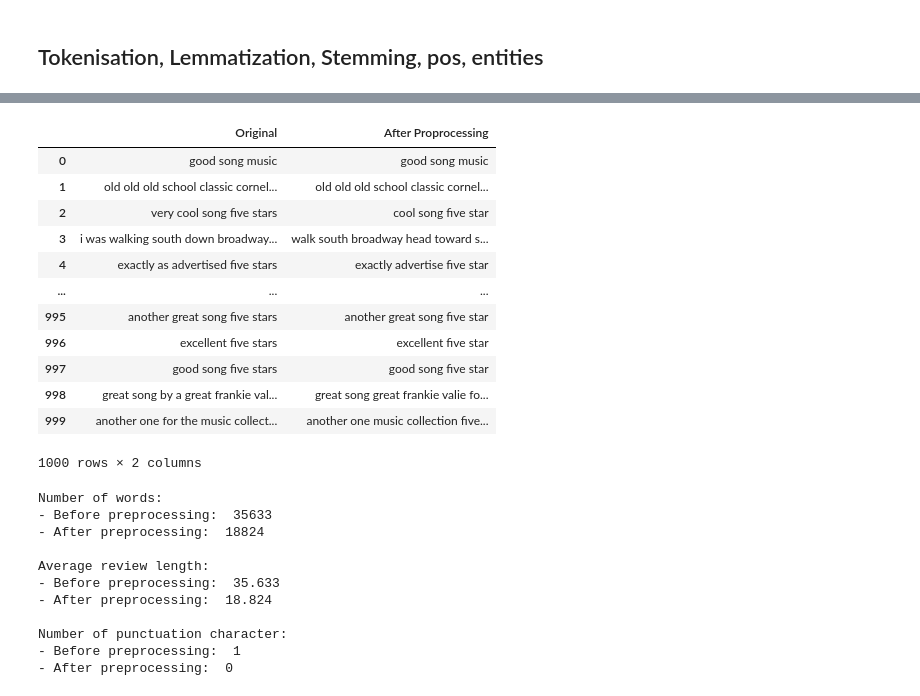
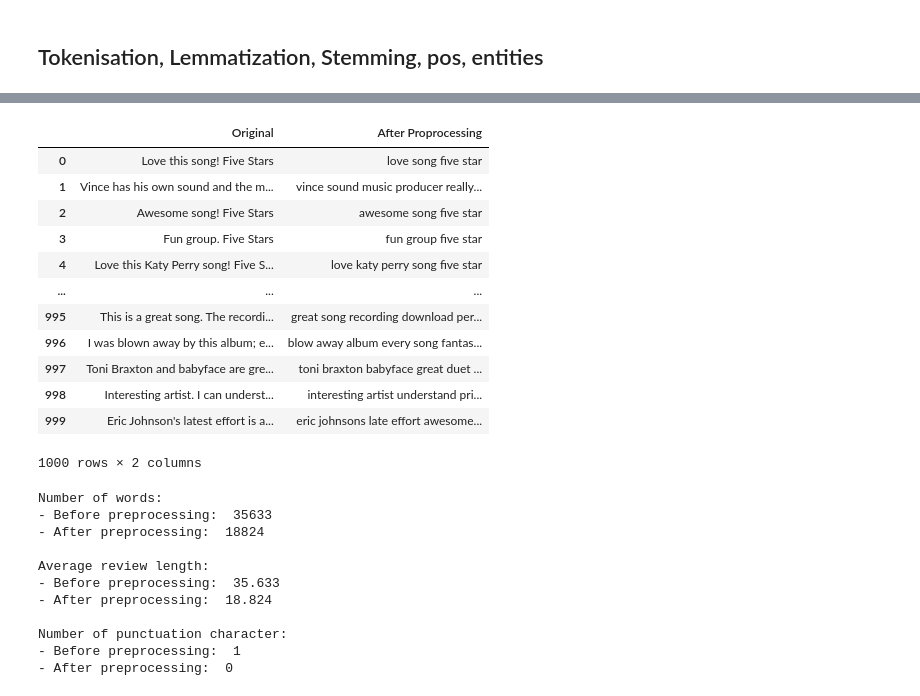
Before and after one commit to shahrzadko/NLPDigitalMusic, a Jupyter notebook: Digital_Music.ipynb, the cells around one changed output, grey strips where cells are left out. Drawn from its saved outputs; the diff is of its cells as text; code cells hidden in the pictures.

Commit message:
fix original vs After Proprocessing (in 3.)

```diff
--- a/Digital_Music.ipynb
+++ b/Digital_Music.ipynb
@@ -366,3 +359,6 @@ sample_df.head()
+# %%
+
+reviews_raw = [str(review) for review in sample_df.NewReview.values]
 # %% [markdown]
 # 3. Text representation (approaches in course module 2)
 # %% [markdown]
@@ -449,23 +445,23 @@ ptext = [review.strip() for review in ptext]
 #Removing stopwords
 ptext = [' '.join([word for word in review.split() if word not in stop_words]) for review in ptext]
 # %%
-frame = {'Original': reviews,
+frame = {'Original': reviews_raw,
         'After Proprocessing': ptext}
 
 pd.DataFrame.from_dict(frame)
 # %% [output]
 |  | Original | After Proprocessing |
-| 0 | good song music | good song music |
-| 1 | old old old school classic cornel... | old old old school classic cornel... |
-| 2 | very cool song five stars | cool song five star |
-| 3 | i was walking south down broadway... | walk south broadway head toward s... |
-| 4 | exactly as advertised five stars | exactly advertise five star |
+| 0 | Love this song! Five Stars | love song five star |
+| 1 | Vince has his own sound and the m... | vince sound music producer really... |
+| 2 | Awesome song! Five Stars | awesome song five star |
+| 3 | Fun group. Five Stars | fun group five star |
+| 4 | Love this Katy Perry song! Five S... | love katy perry song five star |
 | ... | ... | ... |
-| 995 | another great song five stars | another great song five star |
-| 996 | excellent five stars | excellent five star |
-| 997 | good song five stars | good song five star |
-| 998 | great song by a great frankie val... | great song great frankie valie fo... |
-| 999 | another one for the music collect... | another one music collection five... |
+| 995 | This is a great song. The recordi... | great song recording download per... |
+| 996 | I was blown away by this album; e... | blow away album every song fantas... |
+| 997 | Toni Braxton and babyface are gre... | toni braxton babyface great duet ... |
+| 998 | Interesting artist. I can underst... | interesting artist understand pri... |
+| 999 | Eric Johnson's latest effort is a... | eric johnsons late effort awesome... |
 1000 rows × 2 columns
 # %%
 #Number of words
```
Also changed, not shown: parts of 7 cells of this notebook.
